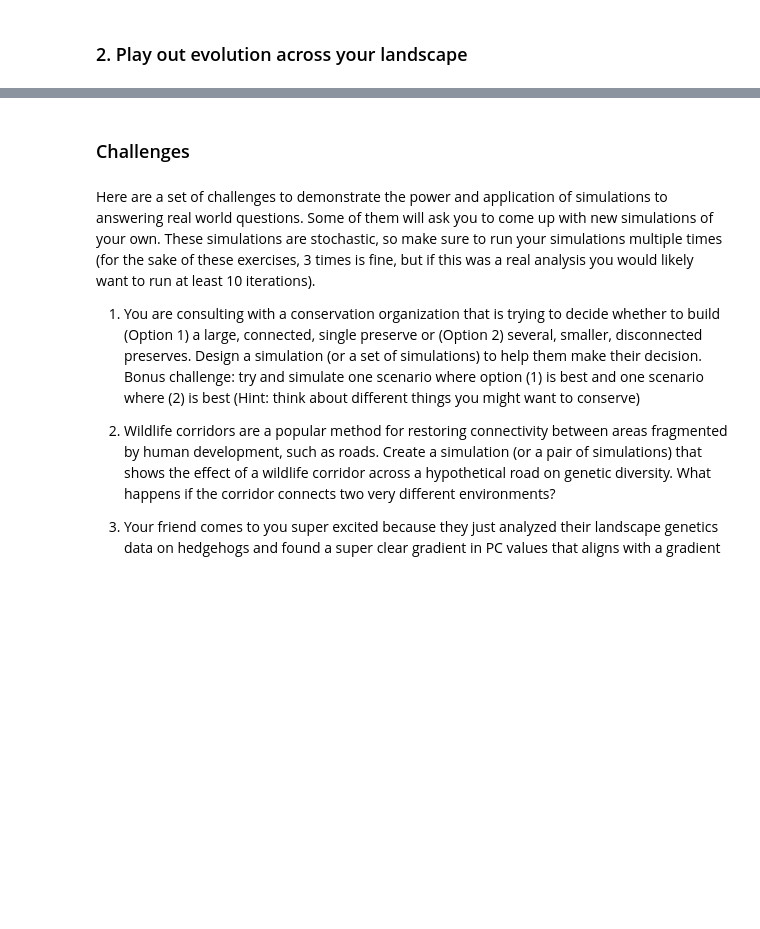
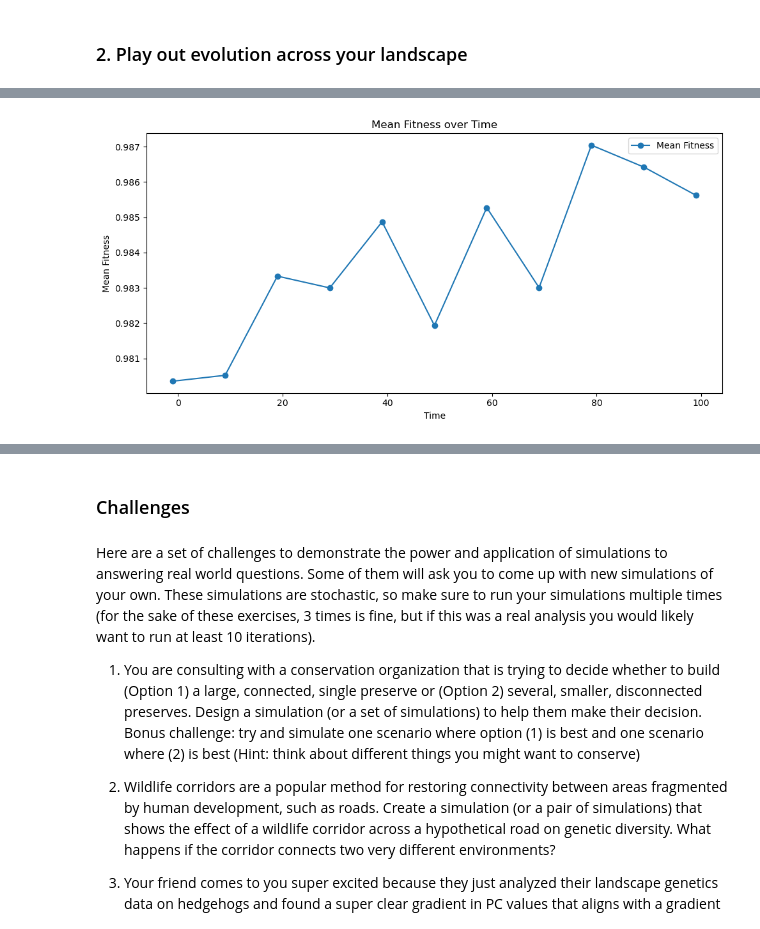
Before and after one commit to AnushaPB/evodoodle, a Jupyter notebook: examples/evodoodle_notebook.ipynb, the cells around one changed output, grey strips where cells are left out. Cells and saved outputs as stored; diff of their text form; code cells hidden in the pictures; blank space fills up the shorter version.

```diff
--- a/examples/evodoodle_notebook.ipynb
+++ b/examples/evodoodle_notebook.ipynb
@@ -24,8 +55,8 @@ environment = evo.draw_landscape(d = 10)
 # You can plot all your landscapes using plot_landscapes()
 evo.plot_landscapes(population_size, connectivity, environment)
 # %%
-# If you want to change something, you can edit your landscapes using the edit_landscape() function
-environment = evo.edit_landscape(environment)
+# If you want to change something, you can edit your landscapes using the edit_landscape() function (uncomment the line below)
+# environment = evo.edit_landscape(environment)
 # %%
 
 # Finally, you can optionally save your landscapes
@@ -66,4 +180,3 @@ evo.plot_popgen(mod)
 # %%
-
-# Run the model for 100 timesteps
-mod.walk(100)
+# Run the model for 100 steps and collect statistics every 10 time steps
+stats = evo.stats_walk(mod, t=100, inc=10)
@@ -74,3 +207,8 @@ evo.plot_popgen(mod)
+# %%
+# Plot fitness over time
+evo.plot_fitness(stats)
+# %% [output]
+[figure, added]
 # %%
 
 # Run the model for another 100 steps
```
Also changed, not shown: parts of 15 cells of this notebook, 5 other files.
